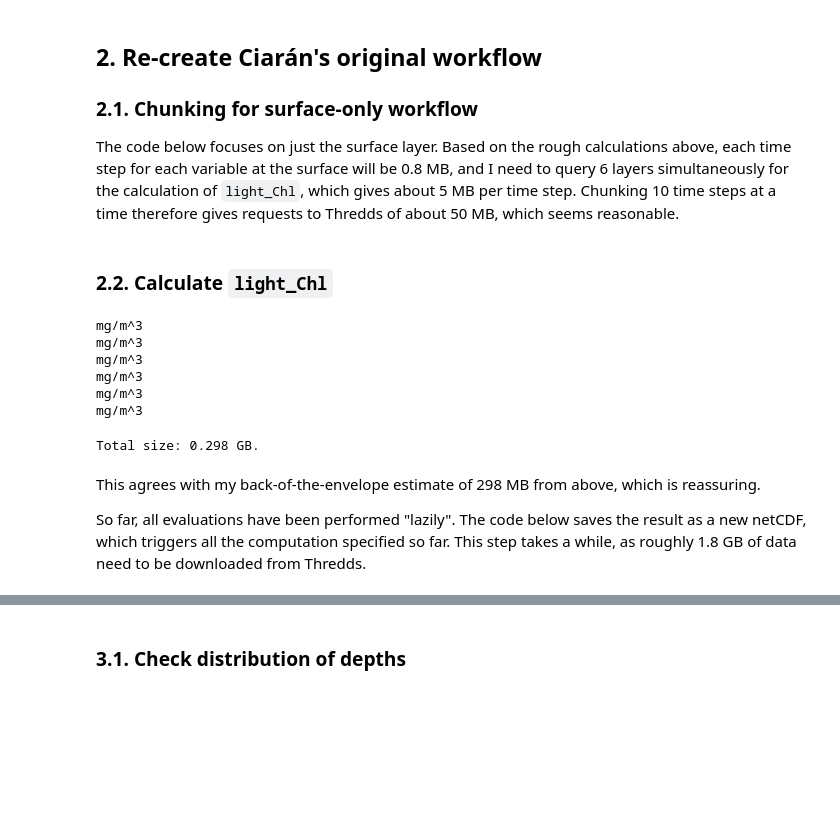
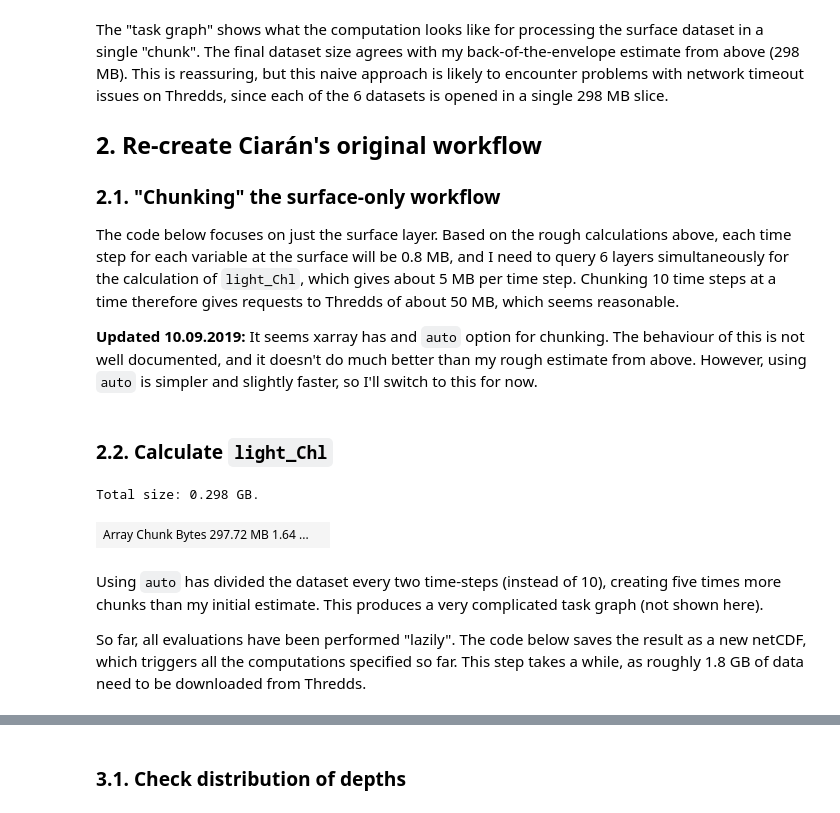
Before and after one commit to NIVANorge/martini-indicator-notebooks, a Jupyter notebook: src/notebooks/CHLa_indicator.ipynb, the cells around one changed output, grey strips where cells are left out. Saved outputs shown, nothing was run; the diff lists cells and outputs as text; code cells hidden in the pictures; blank space fills up the shorter version.

```diff
--- a/src/notebooks/CHLa_indicator.ipynb
+++ b/src/notebooks/CHLa_indicator.ipynb
@@ -63,46 +111,44 @@ Coordinates:
 # %% [markdown]
+The "task graph" shows what the computation looks like for processing the surface dataset in a single "chunk". The final dataset size agrees with my back-of-the-envelope estimate from above (298 MB). This is reassuring, but this naive approach is likely to encounter problems with network timeout issues on Thredds, since each of the 6 datasets is opened in a single 298 MB slice.
+
 ## 2. Re-create Ciarán's original workflow
 
-### 2.1. Chunking for surface-only workflow
+### 2.1. "Chunking" the surface-only workflow
 
 The code below focuses on just the surface layer. Based on the rough calculations above, each time step for each variable at the surface will be 0.8 MB, and I need to query 6 layers simultaneously for the calculation of `light_Chl`, which gives about 5 MB per time step. Chunking 10 time steps at a time therefore gives requests to Thredds of about 50 MB, which seems reasonable.
+
+**Updated 10.09.2019:** It seems xarray has and `auto` option for chunking. The behaviour of this is not well documented, and it doesn't do much better than my rough estimate from above. However, using `auto` is simpler and slightly faster, so I'll switch to this for now.
 # %%
 # Read again using chunking
 ds = xr.open_dataset(ncml_path,
                      chunks={
-                             'ocean_time':10,
-                            # 's_rho':10,
+                             'ocean_time':'auto',  # Was 10
+                            # 's_rho':1,
                             # 'eta_rho':200,
                             # 'xi_rho':200,
                             },
                     )
+
 # Just the surface layer
 ds = ds.isel(s_rho=-1)
 # %% [markdown]
 ### 2.2. Calculate `light_Chl`
-# %%
-# Check units are compatible for all components
-for var_name in ['P1_Chl', 'P2_Chl', 'P3_Chl', 'P4_Chl', 'P5_Chl', 'P6_Chl']:
-    print (ds[var_name].attrs['units'])
-# %% [output]
-mg/m^3
-mg/m^3
-mg/m^3
-mg/m^3
-mg/m^3
-mg/m^3
 # %%
 # Sum vars
 ds['light_Chl'] = ds['P1_Chl'] + ds['P2_Chl'] + ds['P3_Chl'] + ds['P4_Chl'] + ds['P5_Chl'] + ds['P6_Chl']
 
 # Get just var of interest
 ds = ds['light_Chl']
 
 print(f'Total size: {ds.nbytes/1E9:.3f} GB.')
+
+# Show dataset structure in memory
+ds.data
 # %% [output]
 Total size: 0.298 GB.
+| Array Chunk Bytes 297.72 MB 1.64 ... |  |
 # %% [markdown]
-This agrees with my back-of-the-envelope estimate of 298 MB from above, which is reassuring.
+Using `auto` has divided the dataset every two time-steps (instead of 10), creating five times more chunks than my initial estimate. This produces a very complicated task graph (not shown here).
 
-So far, all evaluations have been performed "lazily". The code below saves the result as a new netCDF, which triggers all the computation specified so far. This step takes a while, as roughly 1.8 GB of data need to be downloaded from Thredds.
+So far, all evaluations have been performed "lazily". The code below saves the result as a new netCDF, which triggers all the computations specified so far. This step takes a while, as roughly 1.8 GB of data need to be downloaded from Thredds.
 # %%
```
Also changed, not shown: parts of 17 cells of this notebook.
